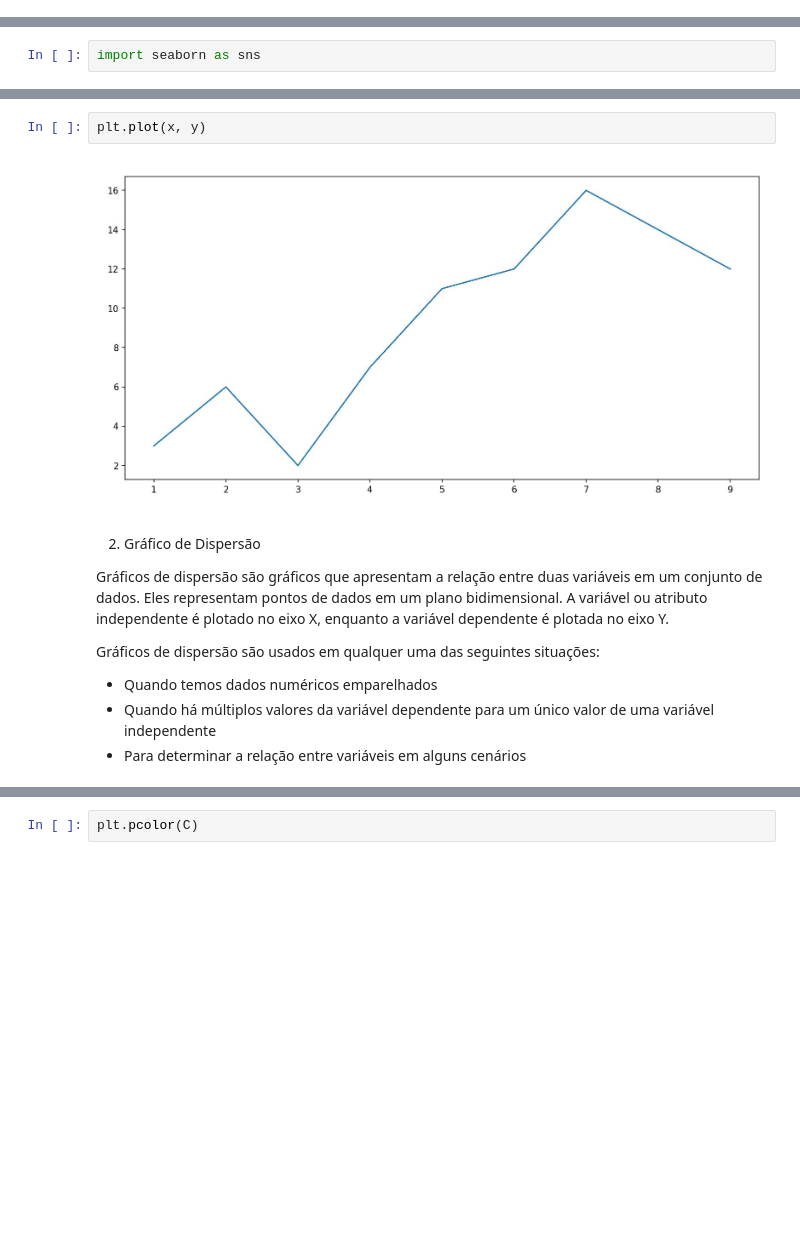
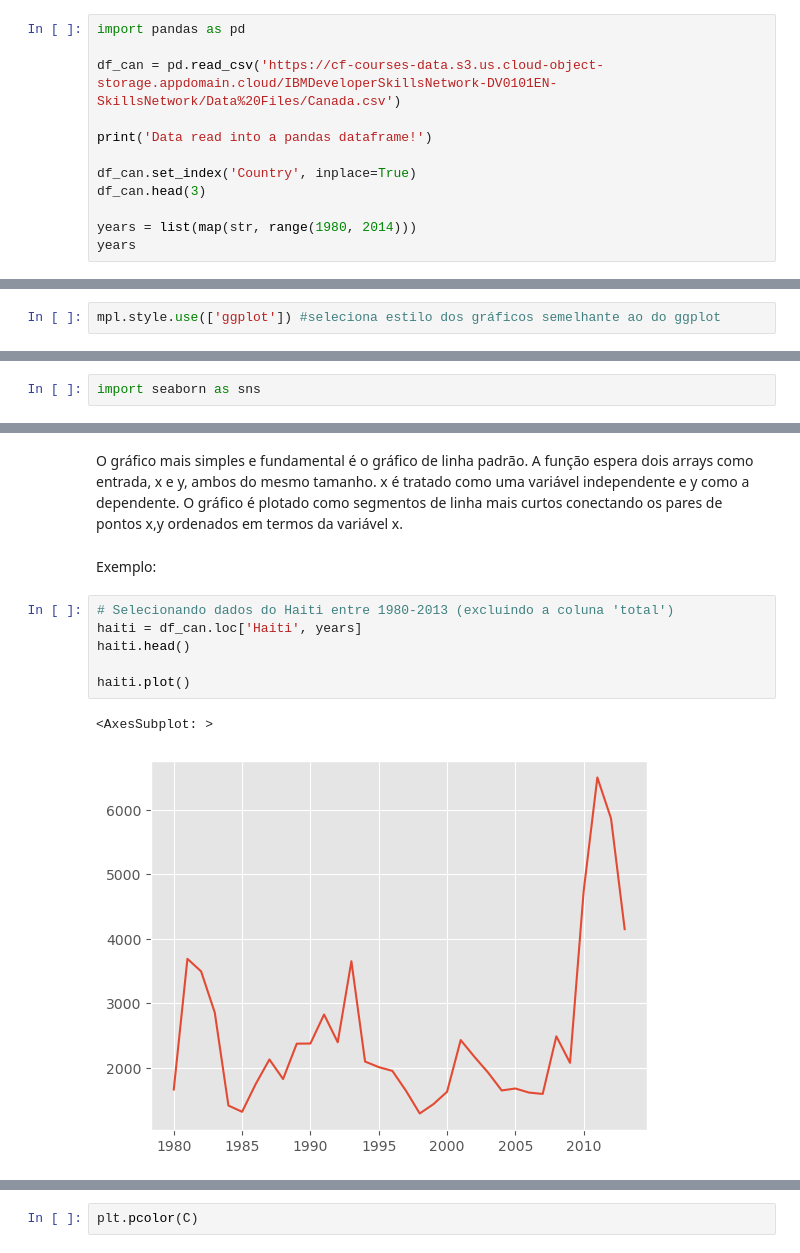
Before and after one commit to henriqueluza/fundamentos-python-data-science, a Jupyter notebook: Data-Visualization-Python.ipynb, the cells around one changed output, grey strips where cells are left out. Cells and saved outputs as stored; diff of their text form; blank space fills up the shorter version.

Commit message:
Adiciona notebook sobre Pandas e preenche com mais detalhes notebook sobre visualização de dados

```diff
--- a/Data-Visualization-Python.ipynb
+++ b/Data-Visualization-Python.ipynb
@@ -2,0 +5,12 @@
+# %%
+import pandas as pd
+
+df_can = pd.read_csv('https://cf-courses-data.s3.us.cloud-object-storage.appdomain.cloud/IBMDeveloperSkillsNetwork-DV0101EN-SkillsNetwork/Data%20Files/Canada.csv')
+
+print('Data read into a pandas dataframe!')
+
+df_can.set_index('Country', inplace=True)
+df_can.head(3)
+
+years = list(map(str, range(1980, 2014)))
+years
@@ -5,3 +43,5 @@ from matplotlib import pyplot as plt
+# %%
+mpl.style.use(['ggplot']) #seleciona estilo dos gráficos semelhante ao do ggplot
 # %%
 %matplotlib inline
 # %%
@@ -13,14 +51,13 @@ O gráfico mais simples e fundamental é o gráfico de linha padrão. A função
-# %%
-plt.plot(x, y)
-# %% [markdown]
-![image.png](attachment:image.png)
-# %% [markdown]
-2. Gráfico de Dispersão
-
-Gráficos de dispersão são gráficos que apresentam a relação entre duas variáveis em um conjunto de dados. Eles representam pontos de dados em um plano bidimensional. A variável ou atributo independente é plotado no eixo X, enquanto a variável dependente é plotada no eixo Y.
-
-Gráficos de dispersão são usados em qualquer uma das seguintes situações:
-
-* Quando temos dados numéricos emparelhados
-* Quando há múltiplos valores da variável dependente para um único valor de uma variável independente
-* Para determinar a relação entre variáveis em alguns cenários
+# %% [markdown]
+O gráfico mais simples e fundamental é o gráfico de linha padrão. A função espera dois arrays como entrada, x e y, ambos do mesmo tamanho. x é tratado como uma variável independente e y como a dependente. O gráfico é plotado como segmentos de linha mais curtos conectando os pares de pontos x,y ordenados em termos da variável x.
+# %% [markdown]
+Exemplo:
+# %%
+# Selecionando dados do Haiti entre 1980-2013 (excluindo a coluna 'total')
+haiti = df_can.loc['Haiti', years]
+haiti.head()
+
+haiti.plot()
+# %% [output]
+<AxesSubplot: >
+[figure, added]
```
Also changed, not shown: parts of 70 cells of this notebook, 1 other file.
